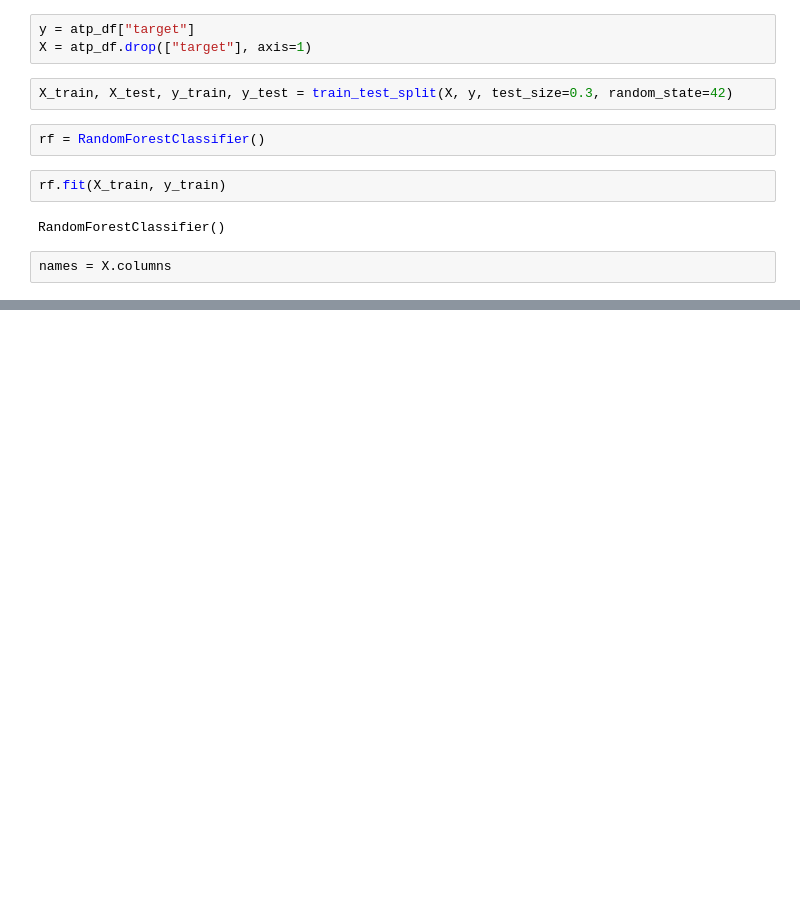
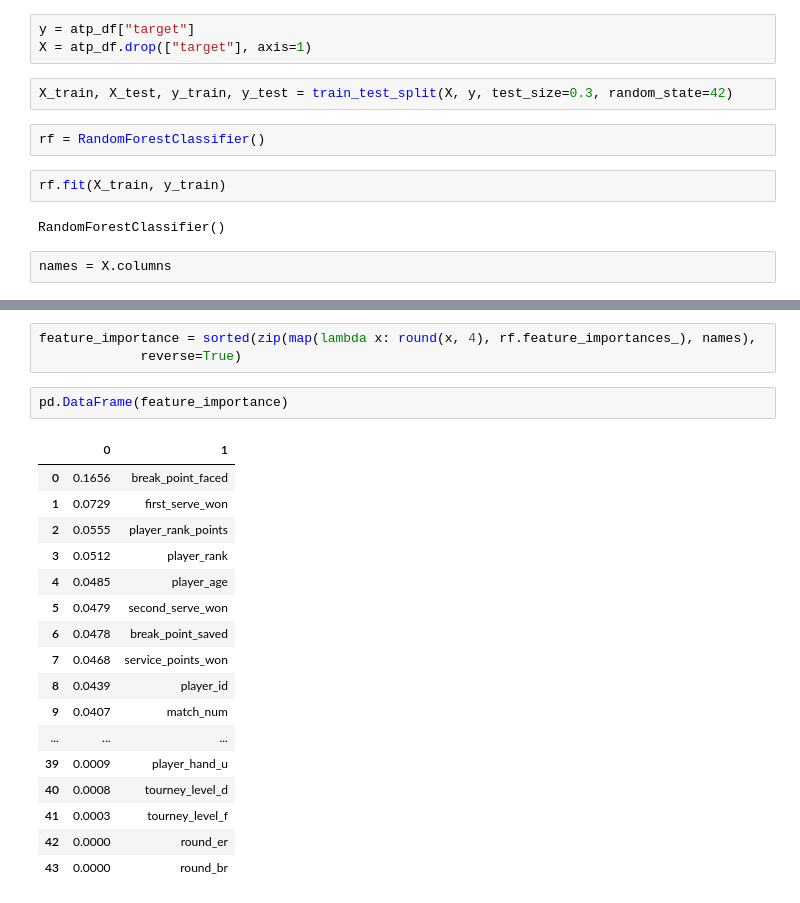
Before and after one commit to DSEI21000-S21/project-tennis-ml, a Jupyter notebook: ATP_Feature_Importance.ipynb, the cells around one changed output, grey strips where cells are left out. Drawn from its saved outputs; the diff is of its cells as text; blank space fills up the shorter version.

Commit message:
updated the atp feature importance notebook and add wta feature importance notebook

```diff
--- a/ATP_Feature_Importance.ipynb
+++ b/ATP_Feature_Importance.ipynb
@@ -64,3 +69,26 @@ Features sorted by their score:
+# %%
+feature_importance = sorted(zip(map(lambda x: round(x, 4), rf.feature_importances_), names),
+             reverse=True)
+# %%
+pd.DataFrame(feature_importance)
+# %% [output]
+|  | 0 | 1 |
+| 0 | 0.1656 | break_point_faced |
+| 1 | 0.0729 | first_serve_won |
+| 2 | 0.0555 | player_rank_points |
+| 3 | 0.0512 | player_rank |
+| 4 | 0.0485 | player_age |
+| 5 | 0.0479 | second_serve_won |
+| 6 | 0.0478 | break_point_saved |
+| 7 | 0.0468 | service_points_won |
+| 8 | 0.0439 | player_id |
+| 9 | 0.0407 | match_num |
+| ... | ... | ... |
+| 39 | 0.0009 | player_hand_u |
+| 40 | 0.0008 | tourney_level_d |
+| 41 | 0.0003 | tourney_level_f |
+| 42 | 0.0000 | round_er |
+| 43 | 0.0000 | round_br |
 # %%
 accuracy_score(y_test, rf.predict(X_test))
 # %% [output]
```
Also changed, not shown: parts of 6 cells of this notebook, 3 other files.
